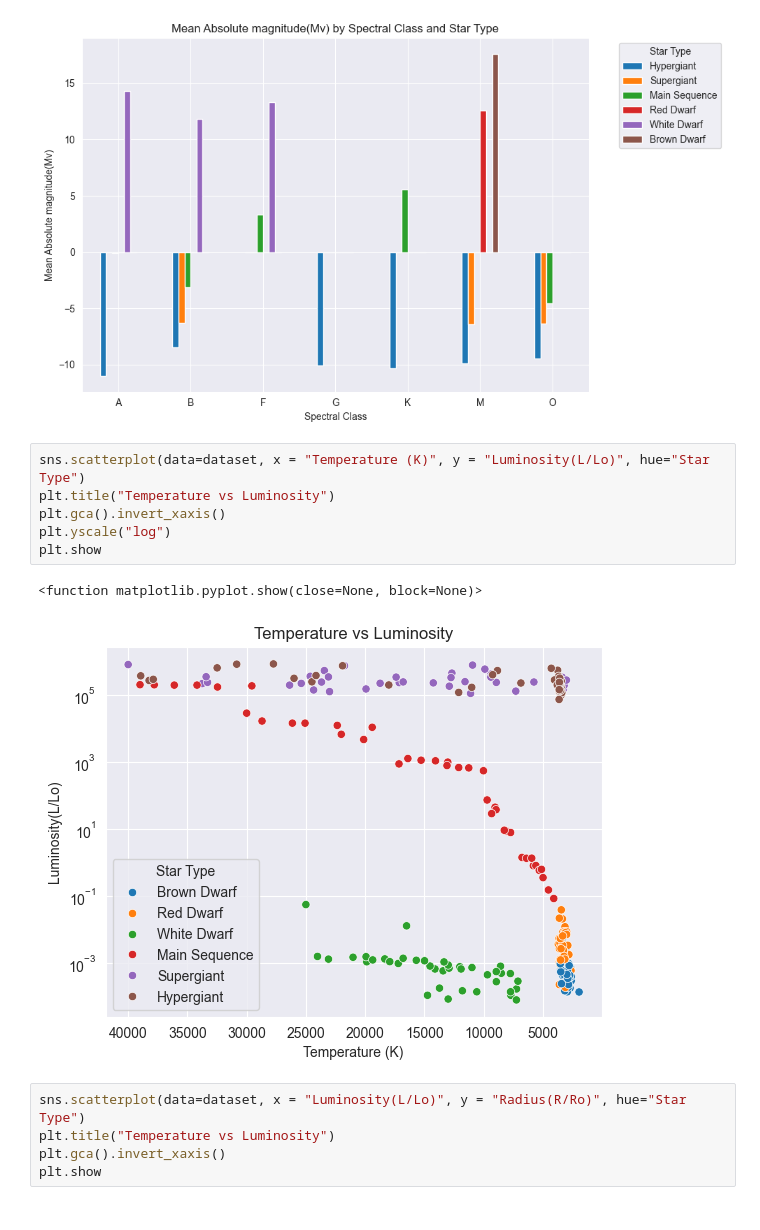
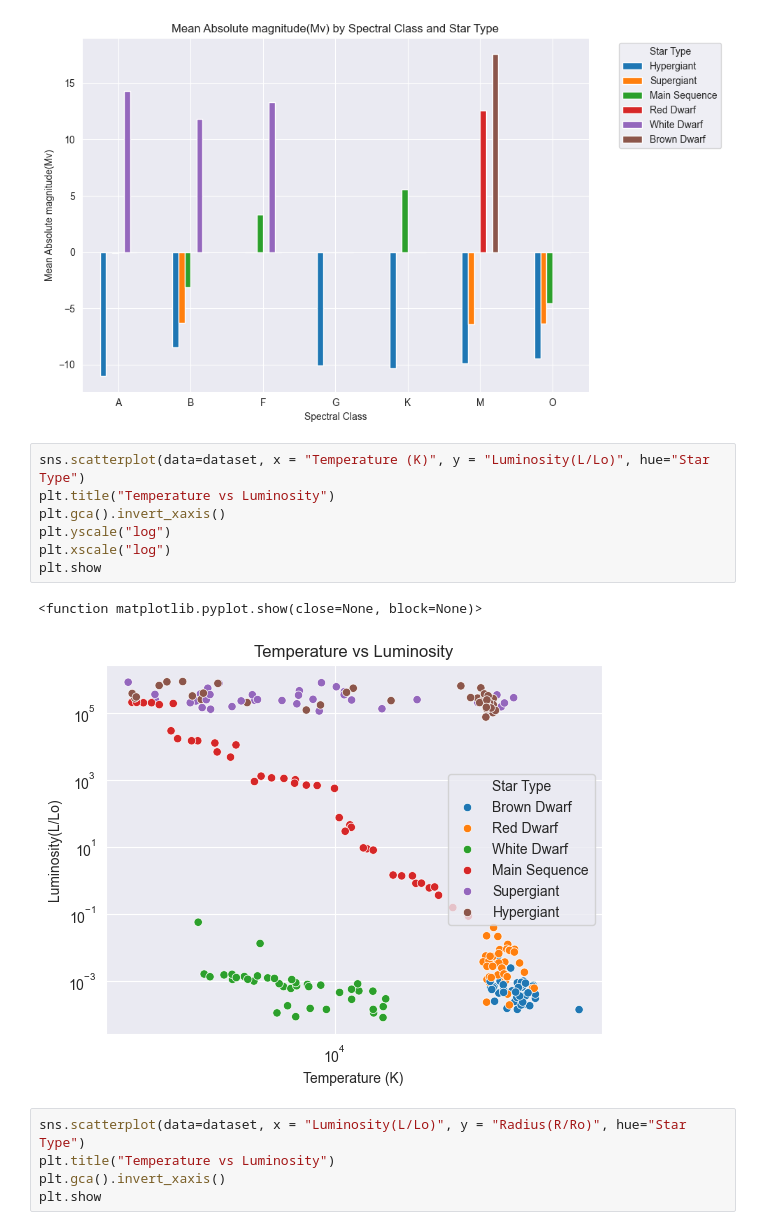
Before and after one commit to Sleepysloth99/Star_generation, a Jupyter notebook: Notebooks/01_EDA.ipynb, the cells around one changed output. Cells and saved outputs as stored; diff of their text form.

```diff
--- a/Notebooks/01_EDA.ipynb
+++ b/Notebooks/01_EDA.ipynb
@@ -145,12 +145,13 @@ for feature in features:
 # %%
 sns.scatterplot(data=dataset, x = "Temperature (K)", y = "Luminosity(L/Lo)", hue="Star Type")
 plt.title("Temperature vs Luminosity")
 plt.gca().invert_xaxis()
 plt.yscale("log")
+plt.xscale("log")
 plt.show
 # %% [output]
 <function matplotlib.pyplot.show(close=None, block=None)>
-[figure, old version]
+[figure, new version]
 # %%
 sns.scatterplot(data=dataset, x = "Luminosity(L/Lo)", y = "Radius(R/Ro)", hue="Star Type")
 plt.title("Temperature vs Luminosity")
```
Also changed, not shown: 1 other file.
